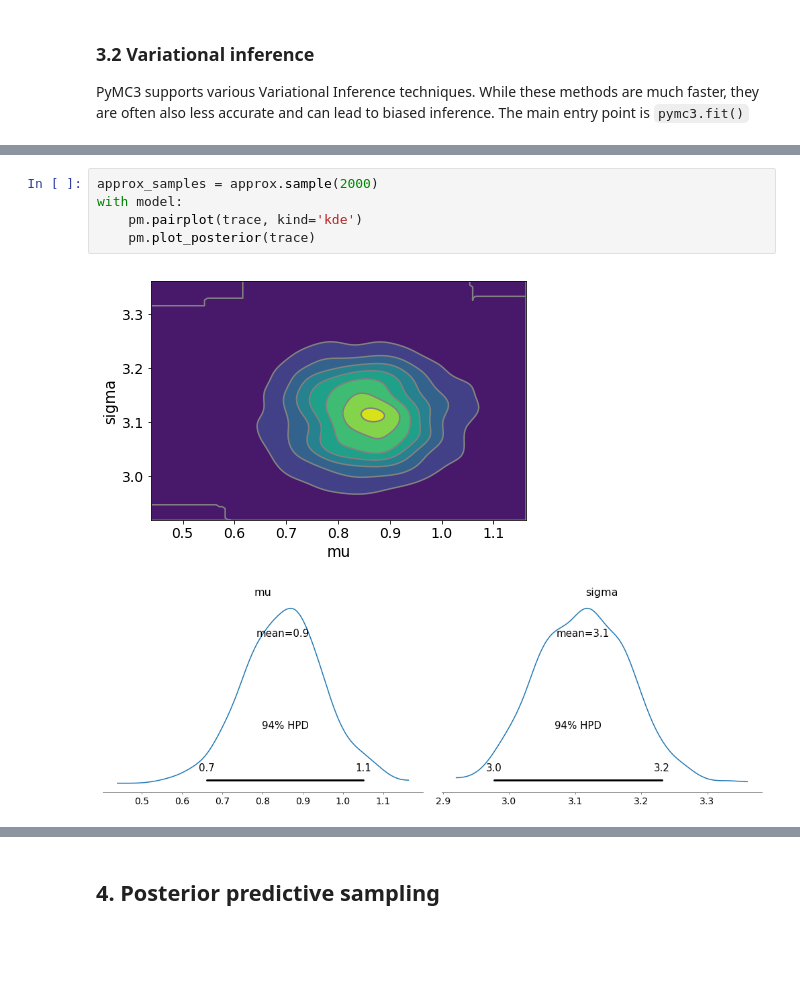
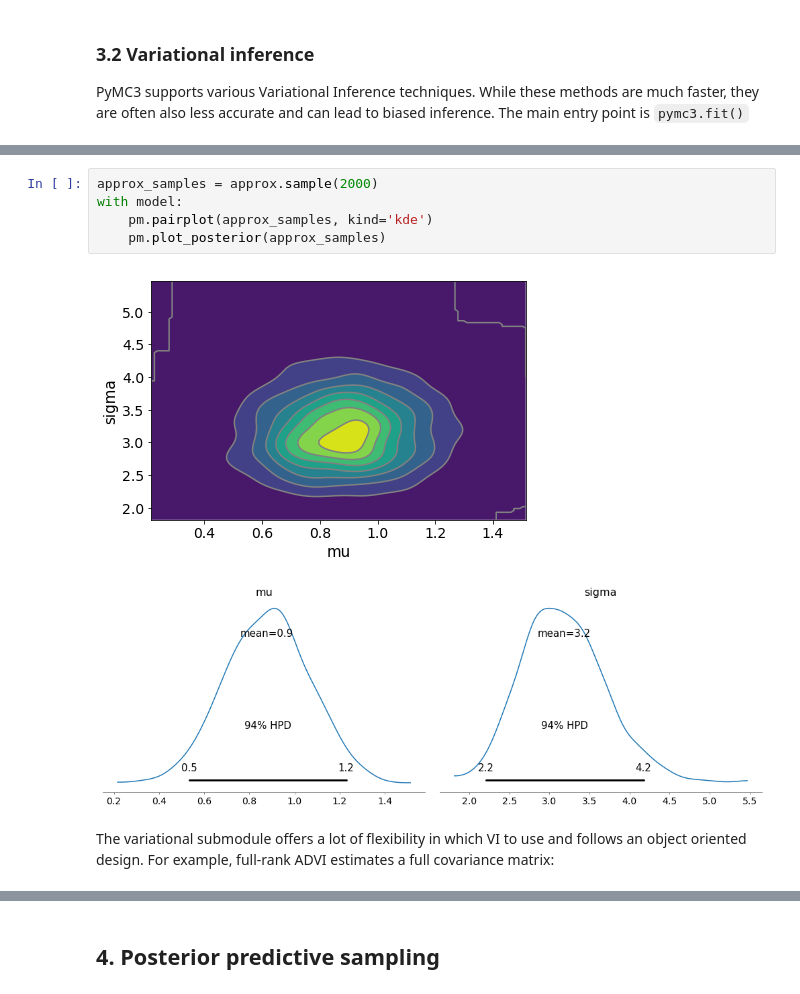
Before and after one commit to lucianopaz/statistical_machine_learning, a Jupyter notebook: notebooks/PPL and PyMC.ipynb, the cells around one changed output, grey strips where cells are left out. Cells and saved outputs as stored; diff of their text form; blank space fills up the shorter version.

```diff
--- a/notebooks/PPL and PyMC.ipynb
+++ b/notebooks/PPL and PyMC.ipynb
@@ -242,8 +434,10 @@ Approximation{MeanFieldGroup[2]}
 # %%
 approx_samples = approx.sample(2000)
 with model:
-    pm.pairplot(trace, kind='kde')
-    pm.plot_posterior(trace)
+    pm.pairplot(approx_samples, kind='kde')
+    pm.plot_posterior(approx_samples)
 # %% [output]
-[figure, old version]
+[figure, new version]
-[figure, old version]
+[figure, new version]
+# %% [markdown]
+The variational submodule offers a lot of flexibility in which VI to use and follows an object oriented design. For example, full-rank ADVI estimates a full covariance matrix:
```
Also changed, not shown: parts of 49 cells of this notebook, 9 other files.
